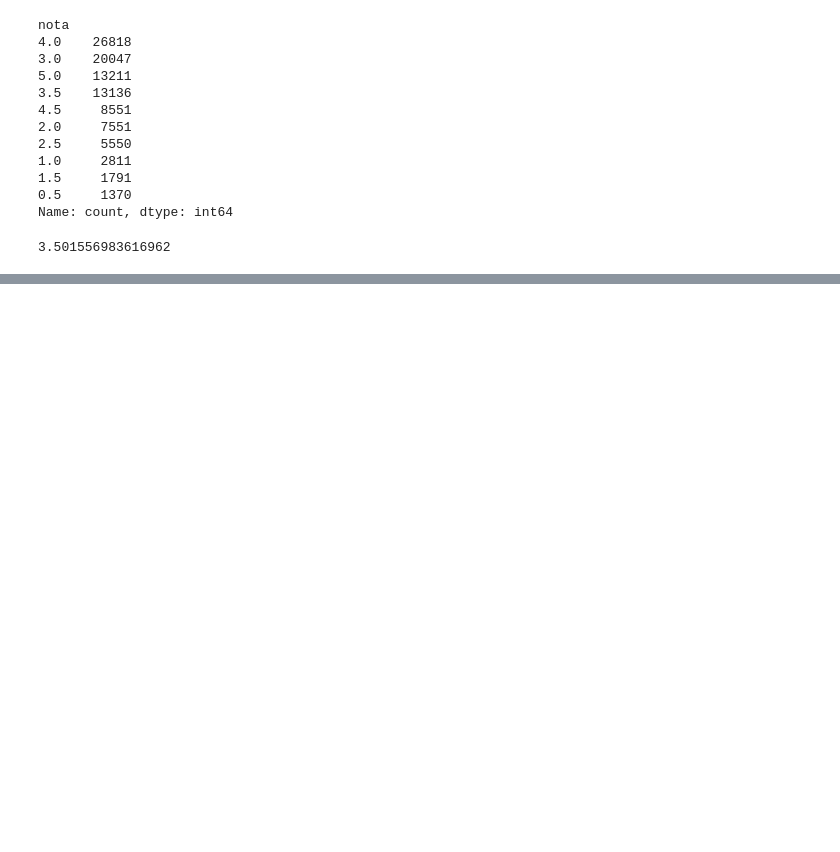
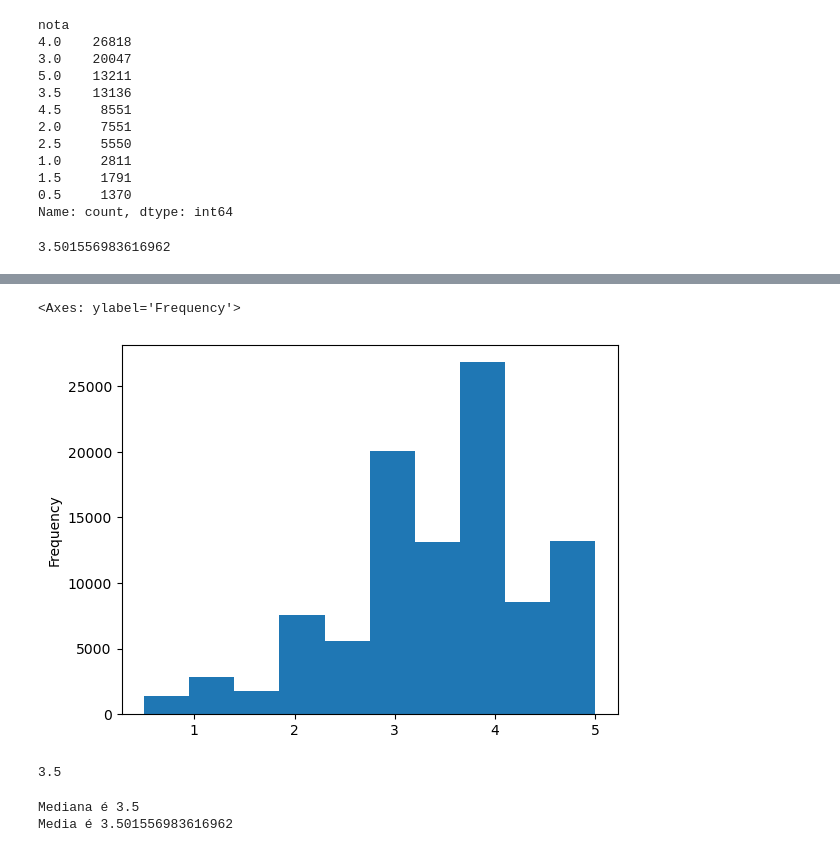
Before and after one commit to JP5508/notebooks-colab-senac, a Jupyter notebook: Ciencia-dos-Dados/IntroducaoACienciaDeDados.ipynb, the cells around one changed output, grey strips where cells are left out. Cells and saved outputs as stored; diff of their text form; code cells hidden in the pictures; blank space fills up the shorter version.

```diff
--- a/Ciencia-dos-Dados/IntroducaoACienciaDeDados.ipynb
+++ b/Ciencia-dos-Dados/IntroducaoACienciaDeDados.ipynb
@@ -82,0 +92,18 @@ df["nota"].mean()
+# %%
+df["nota"].plot(kind="hist")
+# %% [output]
+<Axes: ylabel='Frequency'>
+[figure, added]
+# %%
+df["nota"].median()
+# %% [output]
+3.5
+# %%
+mediana = df["nota"].median()
+media = df["nota"].mean()
+
+print(f"Mediana é {mediana}")
+print(f"Media é {media}")
+# %% [output]
+Mediana é 3.5
+Media é 3.501556983616962
```
Also changed, not shown: parts of 5 cells of this notebook.
